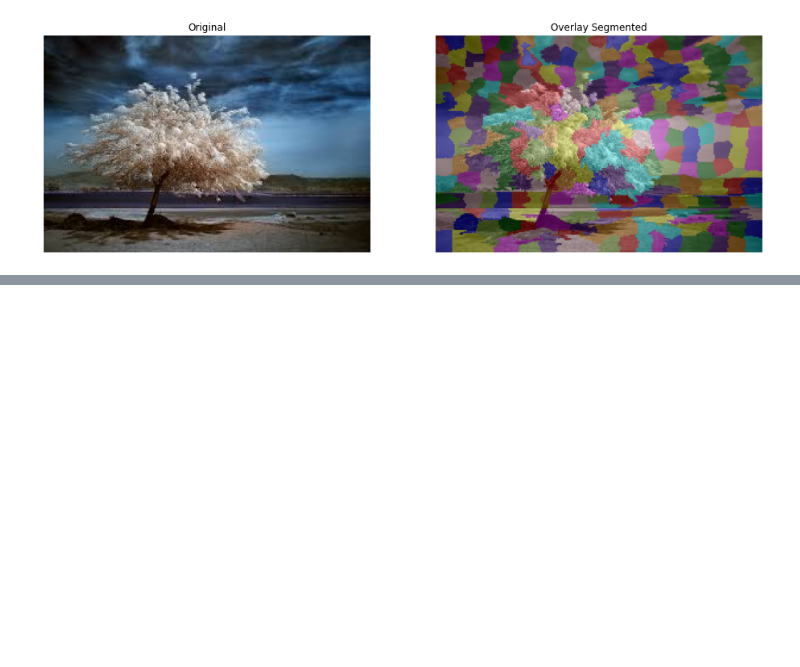
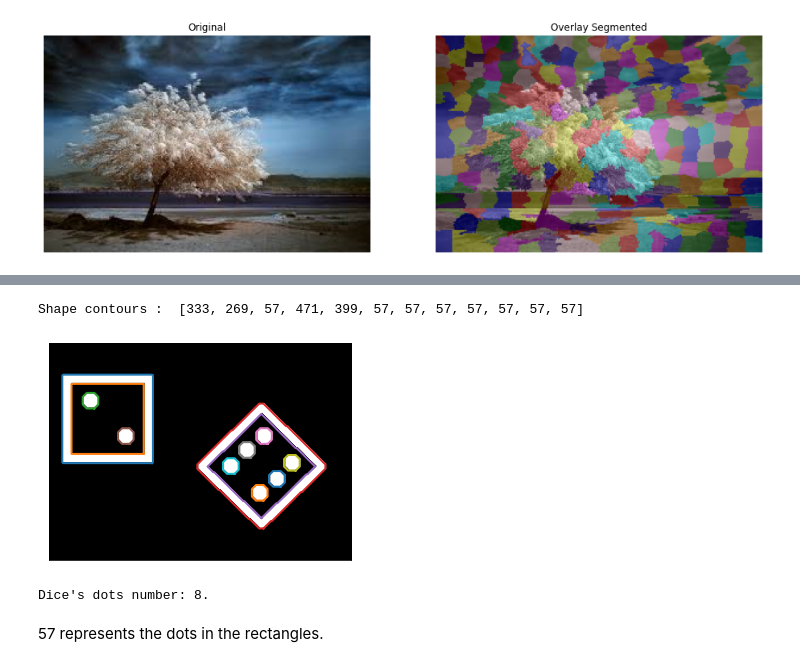
Before and after one commit to Gizem-kaya/Image-Processing-with-Python, a Jupyter notebook: Image_restoration_noise_segmentation_contours.ipynb, the cells around one changed output, grey strips where cells are left out. Saved outputs shown, nothing was run; the diff lists cells and outputs as text; code cells hidden in the pictures; blank space fills up the shorter version.

```diff
--- a/Image_restoration_noise_segmentation_contours.ipynb
+++ b/Image_restoration_noise_segmentation_contours.ipynb
@@ -103,0 +131,29 @@ show_comparison(tree, "Original", segmented_overlay, "Overlay Segmented")
+# %%
+shape_contours = [cnt.shape[0] for cnt in contours]
+
+print ("Shape contours : ", shape_contours)
+
+# Set 50 as the maximum size of the dots shape
+max_dots_shape = 60
+
+# Count dots in contours excluding bigger than dots size
+dots_contours = [cnt for cnt in contours if np.shape(cnt)[0] < max_dots_shape]
+
+fig, ax = plt.subplots()
+ax.imshow(thresholded, cmap=plt.cm.gray)
+
+for contour in contours:
+    ax.plot(contour[:, 1], contour[:, 0], linewidth=2)
+
+ax.axis('image')
+ax.set_xticks([])
+ax.set_yticks([])
+plt.show()
+
+print("Dice's dots number: {}. ".format(len(dots_contours)))
+# %% [output]
+Shape contours :  [333, 269, 57, 471, 399, 57, 57, 57, 57, 57, 57, 57]
+[figure, added]
+Dice's dots number: 8.
+# %% [markdown]
+57 represents the dots in the rectangles.
```
Also changed, not shown: parts of 11 cells of this notebook.
